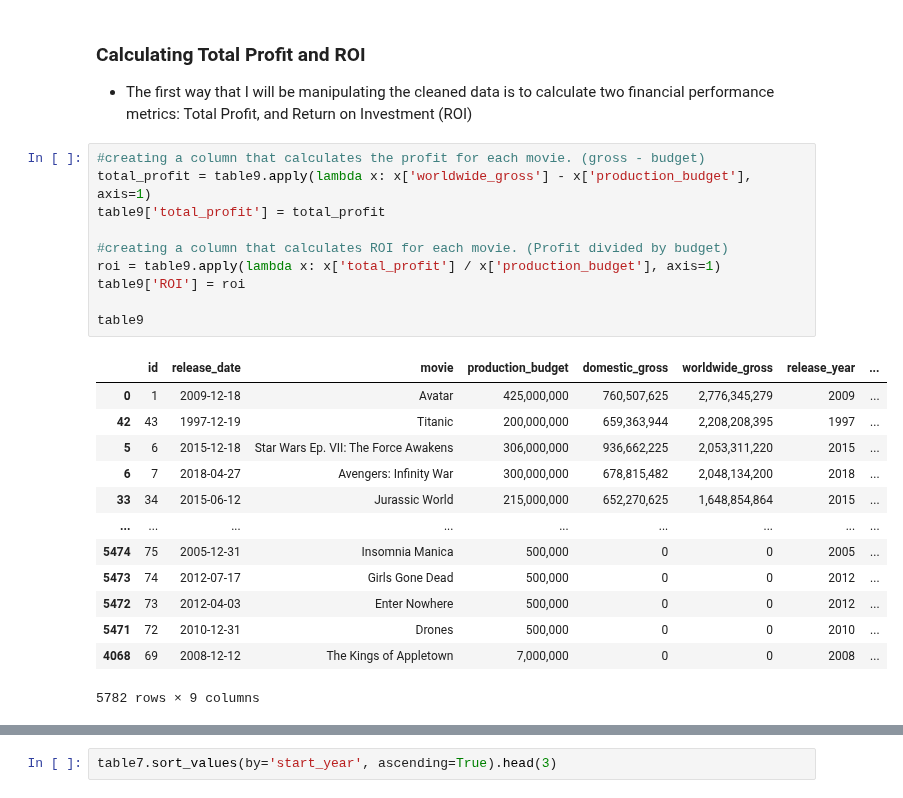
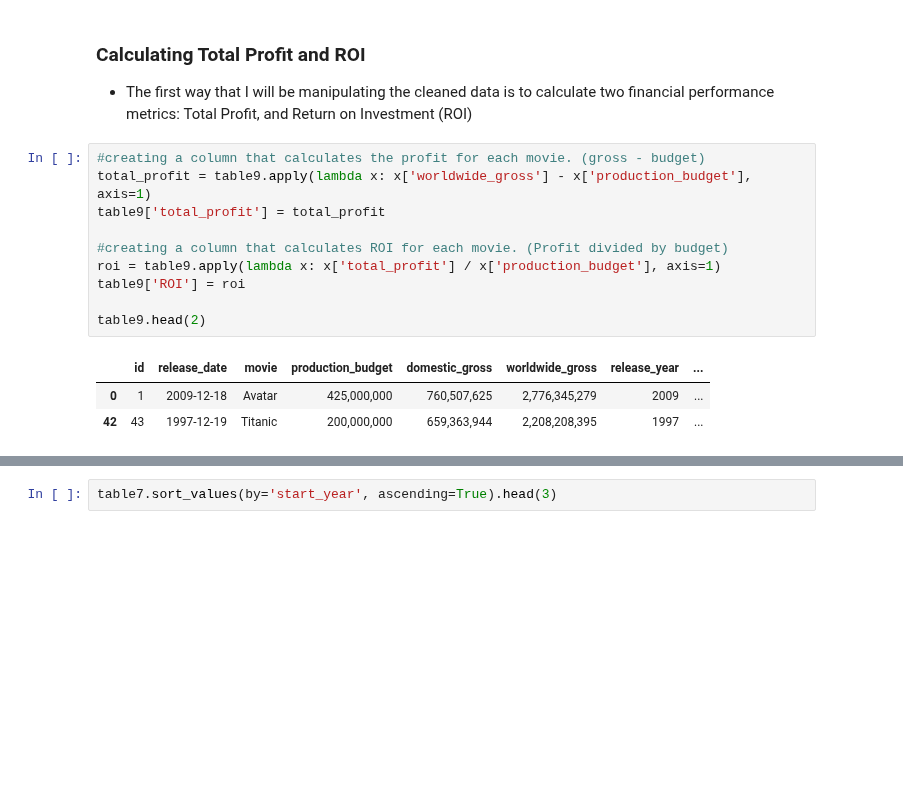
Before and after one commit to jxn628/dsc-phase-1-project, a Jupyter notebook: student.ipynb, the cells around one changed output, grey strips where cells are left out. Drawn from its saved outputs; the diff is of its cells as text; blank space fills up the shorter version.

```diff
--- a/student.ipynb
+++ b/student.ipynb
@@ -300,26 +258,16 @@ The earliest movie is from 1915. The most recent are from 2020.
 # %%
 #creating a column that calculates the profit for each movie. (gross - budget)
 total_profit = table9.apply(lambda x: x['worldwide_gross'] - x['production_budget'], axis=1)
 table9['total_profit'] = total_profit
 
 #creating a column that calculates ROI for each movie. (Profit divided by budget)
 roi = table9.apply(lambda x: x['total_profit'] / x['production_budget'], axis=1)
 table9['ROI'] = roi
 
-table9
+table9.head(2)
 # %% [output]
 |  | id | release_date | movie | production_budget | domestic_gross | worldwide_gross | release_year | ... |
 | 0 | 1 | 2009-12-18 | Avatar | 425,000,000 | 760,507,625 | 2,776,345,279 | 2009 | ... |
 | 42 | 43 | 1997-12-19 | Titanic | 200,000,000 | 659,363,944 | 2,208,208,395 | 1997 | ... |
-| 5 | 6 | 2015-12-18 | Star Wars Ep. VII: The Force Awakens | 306,000,000 | 936,662,225 | 2,053,311,220 | 2015 | ... |
-| 6 | 7 | 2018-04-27 | Avengers: Infinity War | 300,000,000 | 678,815,482 | 2,048,134,200 | 2018 | ... |
-| 33 | 34 | 2015-06-12 | Jurassic World | 215,000,000 | 652,270,625 | 1,648,854,864 | 2015 | ... |
-| ... | ... | ... | ... | ... | ... | ... | ... | ... |
-| 5474 | 75 | 2005-12-31 | Insomnia Manica | 500,000 | 0 | 0 | 2005 | ... |
-| 5473 | 74 | 2012-07-17 | Girls Gone Dead | 500,000 | 0 | 0 | 2012 | ... |
-| 5472 | 73 | 2012-04-03 | Enter Nowhere | 500,000 | 0 | 0 | 2012 | ... |
-| 5471 | 72 | 2010-12-31 | Drones | 500,000 | 0 | 0 | 2010 | ... |
-| 4068 | 69 | 2008-12-12 | The Kings of Appletown | 7,000,000 | 0 | 0 | 2008 | ... |
-5782 rows × 9 columns
 # %%
 #A quick snapshot of the information.
```
Also changed, not shown: parts of 151 cells of this notebook.
